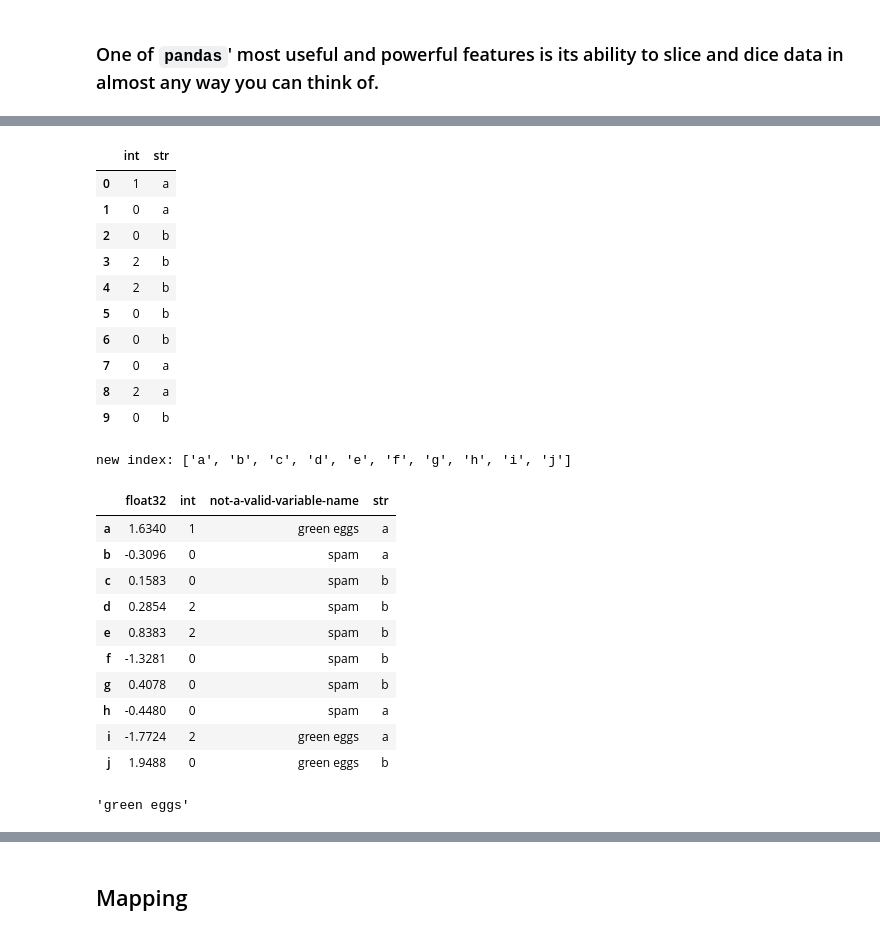
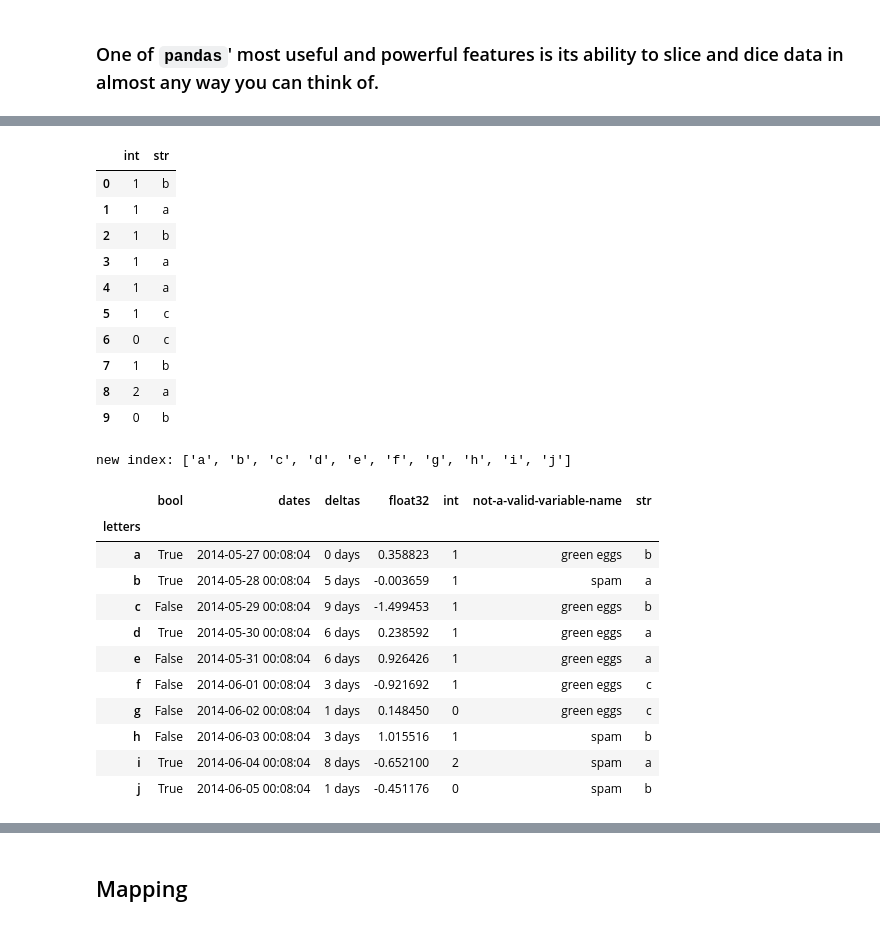
Before and after one commit to cpcloud/nyqpug-pandas-features, a Jupyter notebook: nb/Whirl-torial.ipynb, the cells around one changed output, grey strips where cells are left out. Cells and saved outputs as stored; diff of their text form; code cells hidden in the pictures.

Commit message:
ENH: imports and some jpegs

```diff
--- a/nb/Whirl-torial.ipynb
+++ b/nb/Whirl-torial.ipynb
@@ -57,3 +75,25 @@ If you've ever found yourself looking for a way to read a CSV file into an expre
+# %%
+# imports that I'll use throughout the talk
+import numpy as np
+import pandas as pd
+from pandas import DataFrame, Series, Index
+from numpy.random import randn, randint, rand, choice
+import matplotlib.pyplot as plt
+
+pd.options.display.max_rows = 10
+
+try:
+    from mpltools import style
+    style.use('ggplot')
+except ImportError:
+    pass
+
+
+# because of our bg color
+plt.rc('text', color='white')
+plt.rc('axes', labelcolor='white')
+plt.rc('xtick', color='white')
+plt.rc('ytick', color='white')
 # %% [markdown]
 # [``pandas.DataFrame``](http://pandas.pydata.org/pandas-docs/stable/dsintro.html#dataframe)
 # %% [markdown]
@@ -89,6 +120,9 @@ seuss = choice(['green eggs', 'spam'], size=10)
 df = pd.DataFrame({'int': randint(3, size=10),
                    'str': choice(list('abc'), size=10),
                    'float32': randn(10).astype(np.float32),
-                   'not-a-valid-variable-name': seuss})
+                   'not-a-valid-variable-name': seuss,
+                   'dates': pd.date_range('now', periods=10),
+                   'deltas': randint(10, size=10).astype('timedelta64[D]'),
+                   'bool': rand(10) > 0.5})
 df
 # %% [output]
@@ -165,42 +185,40 @@ Name: not-a-valid-variable-name, dtype: object
 df[['int', 'str']]
 # %% [output]
 |  | int | str |
-| 0 | 1 | a |
-| 1 | 0 | a |
-| 2 | 0 | b |
-| 3 | 2 | b |
-| 4 | 2 | b |
-| 5 | 0 | b |
-| 6 | 0 | b |
-| 7 | 0 | a |
+| 0 | 1 | b |
+| 1 | 1 | a |
+| 2 | 1 | b |
+| 3 | 1 | a |
+| 4 | 1 | a |
+| 5 | 1 | c |
+| 6 | 0 | c |
+| 7 | 1 | b |
 | 8 | 2 | a |
 | 9 | 0 | b |
 # %%
-# iloc, iat, loc, at
 import string  # abc's
 
-nrows = len(df)
+nrows = 10
 lowercase = string.ascii_lowercase
-print('new index: %s' % list(lowercase[:nrows]))
-df.index = Index(list(lowercase[:nrows]))
+index = list(lowercase[:nrows])
+
+print('new index: %s' % index)
+df.index = Index(index, name='letters')
 df
 # %% [output]
 new index: ['a', 'b', 'c', 'd', 'e', 'f', 'g', 'h', 'i', 'j']
-|  | float32 | int | not-a-valid-variable-name | str |
-| a | 1.6340 | 1 | green eggs | a |
-| b | -0.3096 | 0 | spam | a |
-| c | 0.1583 | 0 | spam | b |
-| d | 0.2854 | 2 | spam | b |
-| e | 0.8383 | 2 | spam | b |
-| f | -1.3281 | 0 | spam | b |
-| g | 0.4078 | 0 | spam | b |
-| h | -0.4480 | 0 | spam | a |
-| i | -1.7724 | 2 | green eggs | a |
-| j | 1.9488 | 0 | green eggs | b |
+|  | bool | dates | deltas | float32 | int | not-a-valid-variable-name | str |
+| letters |  |  |  |  |  |  |  |
+| a | True | 2014-05-27 00:08:04 | 0 days | 0.358823 | 1 | green eggs | b |
+| b | True | 2014-05-28 00:08:04 | 5 days | -0.003659 | 1 | spam | a |
+| c | False | 2014-05-29 00:08:04 | 9 days | -1.499453 | 1 | green eggs | b |
+| d | True | 2014-05-30 00:08:04 | 6 days | 0.238592 | 1 | green eggs | a |
+| e | False | 2014-05-31 00:08:04 | 6 days | 0.926426 | 1 | green eggs | a |
+| f | False | 2014-06-01 00:08:04 | 3 days | -0.921692 | 1 | green eggs | c |
+| g | False | 2014-06-02 00:08:04 | 1 days | 0.148450 | 0 | green eggs | c |
+| h | False | 2014-06-03 00:08:04 | 3 days | 1.015516 | 1 | spam | b |
+| i | True | 2014-06-04 00:08:04 | 8 days | -0.652100 | 2 | spam | a |
+| j | True | 2014-06-05 00:08:04 | 1 days | -0.451176 | 0 | spam | b |
-# %%
-df.iat[0, 2]
-# %% [output]
-'green eggs'
 # %%
 df.loc[:, 'int'] # same as df.int, more with loc later
 # %% [output]
```
Also changed, not shown: parts of 77 cells of this notebook.
